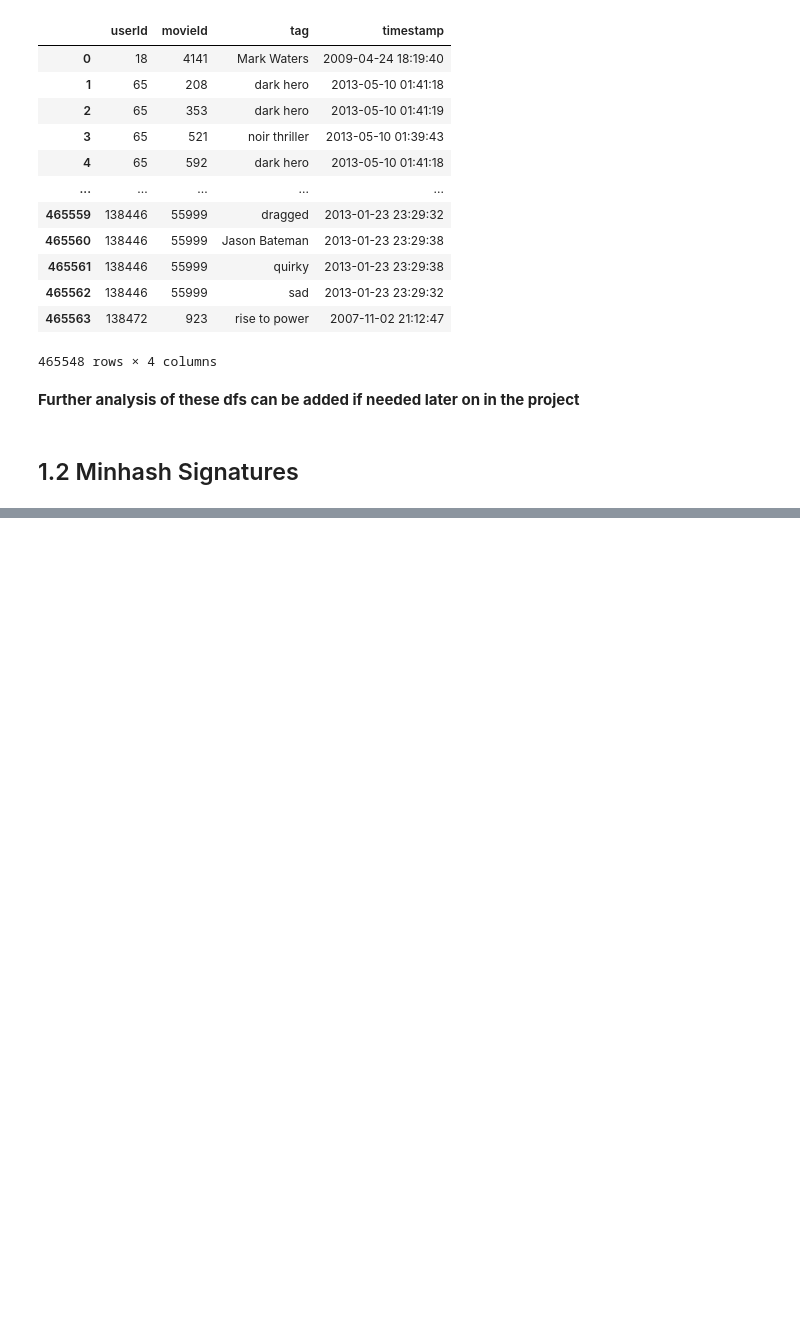
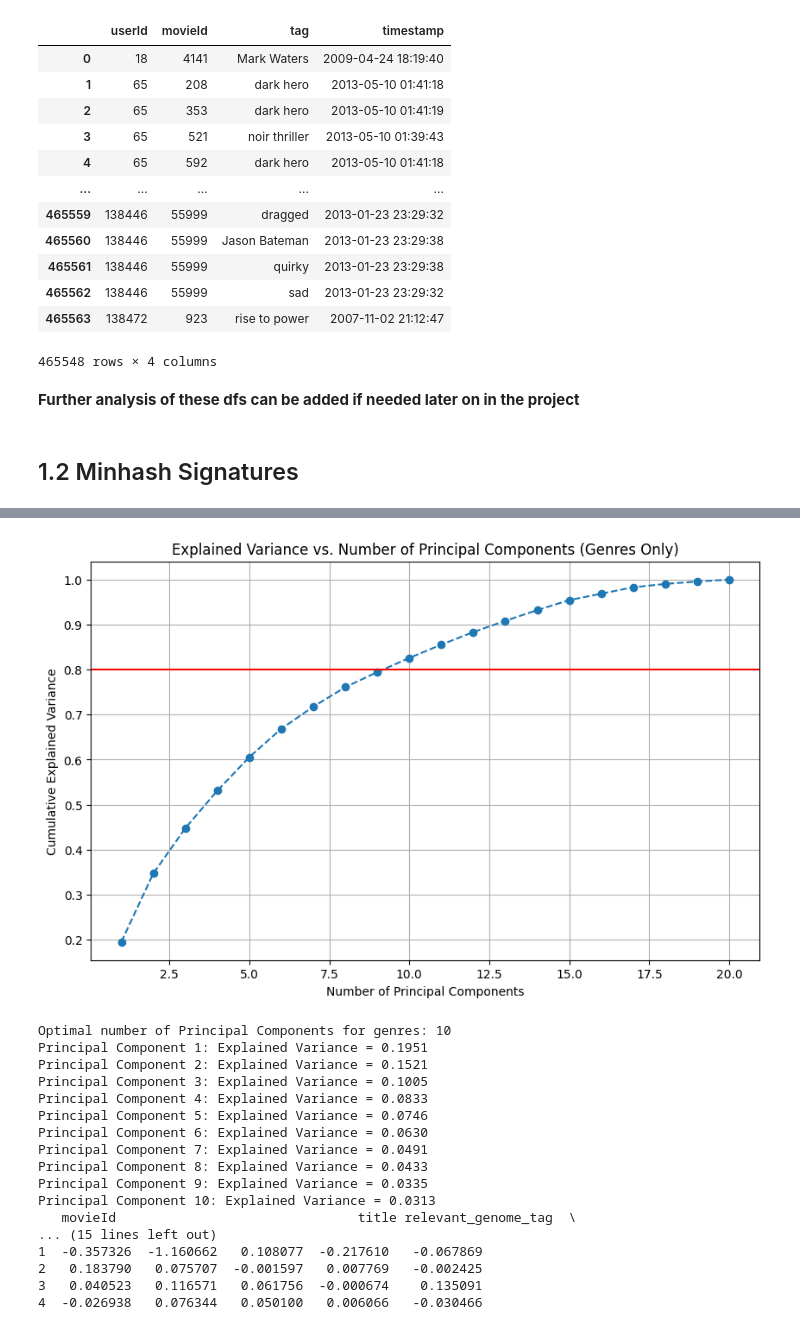
Before and after one commit to yaraoyoussef/ADM-HW4, a Jupyter notebook: main.ipynb, the cells around one changed output, grey strips where cells are left out. Drawn from its saved outputs; the diff is of its cells as text; code cells hidden in the pictures; blank space fills up the shorter version.

```diff
--- a/main.ipynb
+++ b/main.ipynb
@@ -358,0 +502,17 @@ df_tags.dropna()
+# %%
+# to get the most common user tag we can still work with tag df
+display(tag.head())
+print(f"Are there any NAs in the dataset?:\n{tag.isna().any()}\n")
+tag = tag.dropna(subset=['tag'])
+print(f"How many movies are in this df? {len(tag["movieId"].unique())}")
+
+#we group by movieId and tag
+new_tag = tag.groupby(["movieId", "tag"])
+
+tag_counts = new_tag.size().reset_index(name='count') #this counts the number of rows for each group
+
+most_common_tag = tag_counts.loc[tag_counts.groupby('movieId')['count'].idxmax()][['movieId', 'tag']]
+
+most_common_tag.columns = ['movieId', 'common_user_tag'] #we rename the two columns
+
+movies_df = pd.merge(movies_df, most_common_tag, on='movieId', how='left')
@@ -358,0 +669,63 @@ df_tags.dropna()
+# %%
+### Now to know how many Principal Components we need, it's a good idea to run some testing.
+
+from sklearn.decomposition import PCA
+import matplotlib.pyplot as plt
+import numpy as np
+
+# Applying PCA only to the one-hot encoded genres (genres_split columns)
+genres_split_columns = genres_split.columns
+pca_full = PCA()
+reduced_genres_full = pca_full.fit_transform(movies_df[genres_split_columns])
+
+# Plotting the cumulative explained variance to determine the optimal number of components
+explained_variance_ratio_cumsum = np.cumsum(pca_full.explained_variance_ratio_)
+
+plt.figure(figsize=(10, 6))
+plt.plot(range(1, len(explained_variance_ratio_cumsum) + 1), explained_variance_ratio_cumsum, marker='o', linestyle='--')
+plt.xlabel('Number of Principal Components')
+plt.ylabel('Cumulative Explained Variance')
+plt.title('Explained Variance vs. Number of Principal Components (Genres Only)')
+plt.grid(True)
+plt.axhline(y=0.8, color='r', linestyle='-')  # Add a horizontal line for 95% explained variance
+plt.show()
+
+# Choosing an appropriate number of components (e.g., that explains at least 95% of variance)
+n_components_optimal = np.argmax(explained_variance_ratio_cumsum >= 0.8) + 1
+print(f'Optimal number of Principal Components for genres: {n_components_optimal}')
+
+# Applying PCA again with the optimal number of components
+pca = PCA(n_components=n_components_optimal)
+reduced_genres = pca.fit_transform(movies_df[genres_split_columns])
+
+# Creating a DataFrame with the reduced features
+reduced_genres_df = pd.DataFrame(reduced_genres, columns=[f'Genre_PC{i+1}' for i in range(n_components_optimal)])
+
+# Adding the reduced genre components back to the main DataFrame
+movies_df_reduced = pd.concat([movies_df[['movieId', 'title', 'relevant_genome_tag', 'common_user_tag']], reduced_genres_df], axis=1)
+
+# Printing the explained variance for each principal component
+explained_variance_ratio = pca.explained_variance_ratio_
+for i, variance in enumerate(explained_variance_ratio, start=1):
+    print(f'Principal Component {i}: Explained Variance = {variance:.4f}')
+
+print(movies_df_reduced.head())
+# %% [output]
+[figure, added]
+Optimal number of Principal Components for genres: 10
+Principal Component 1: Explained Variance = 0.1951
+Principal Component 2: Explained Variance = 0.1521
+Principal Component 3: Explained Variance = 0.1005
+Principal Component 4: Explained Variance = 0.0833
+Principal Component 5: Explained Variance = 0.0746
+Principal Component 6: Explained Variance = 0.0630
+Principal Component 7: Explained Variance = 0.0491
+Principal Component 8: Explained Variance = 0.0433
+Principal Component 9: Explained Variance = 0.0335
+Principal Component 10: Explained Variance = 0.0313
+   movieId                               title relevant_genome_tag  \
+... (15 lines left out)
+1  -0.357326  -1.160662   0.108077  -0.217610   -0.067869
+2   0.183790   0.075707  -0.001597   0.007769   -0.002425
+3   0.040523   0.116571   0.061756  -0.000674    0.135091
+4  -0.026938   0.076344   0.050100   0.006066   -0.030466
```
Also changed, not shown: parts of 24 cells of this notebook.
